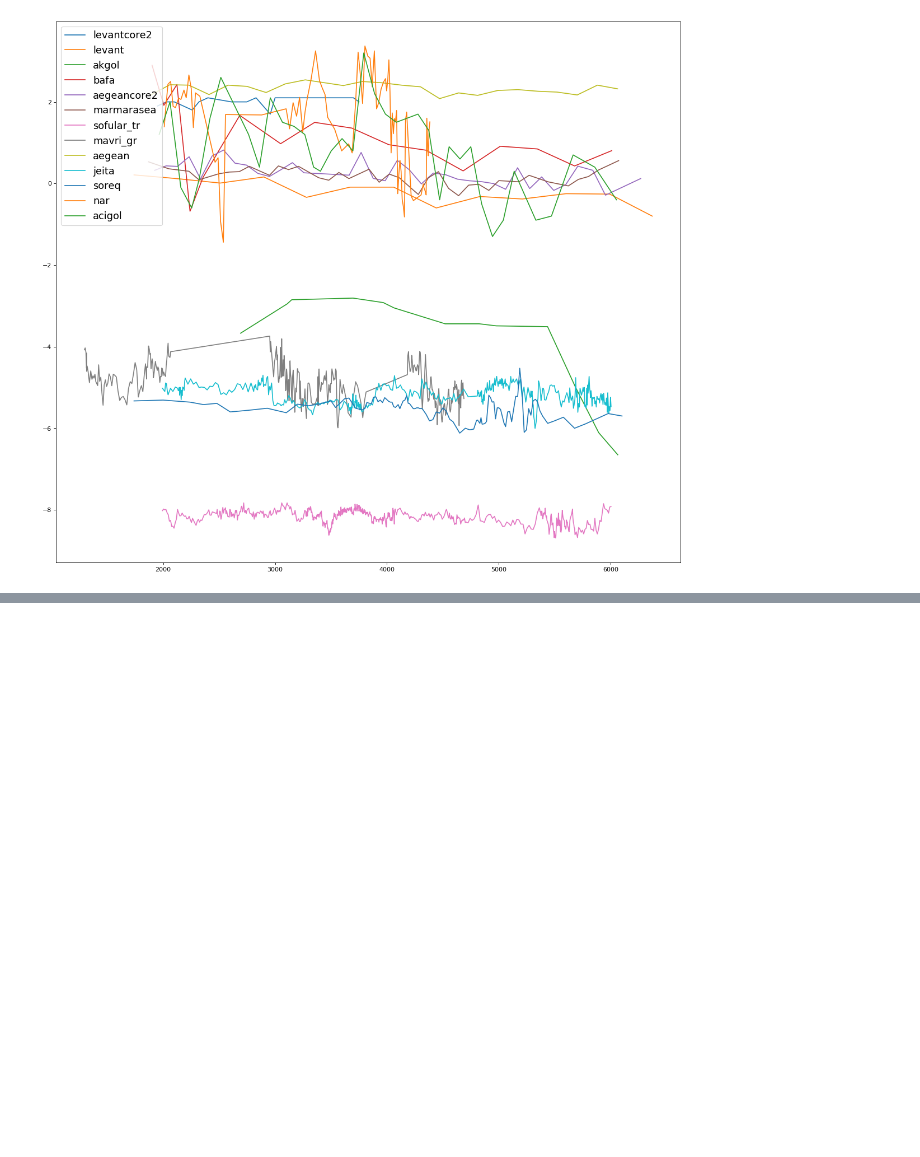
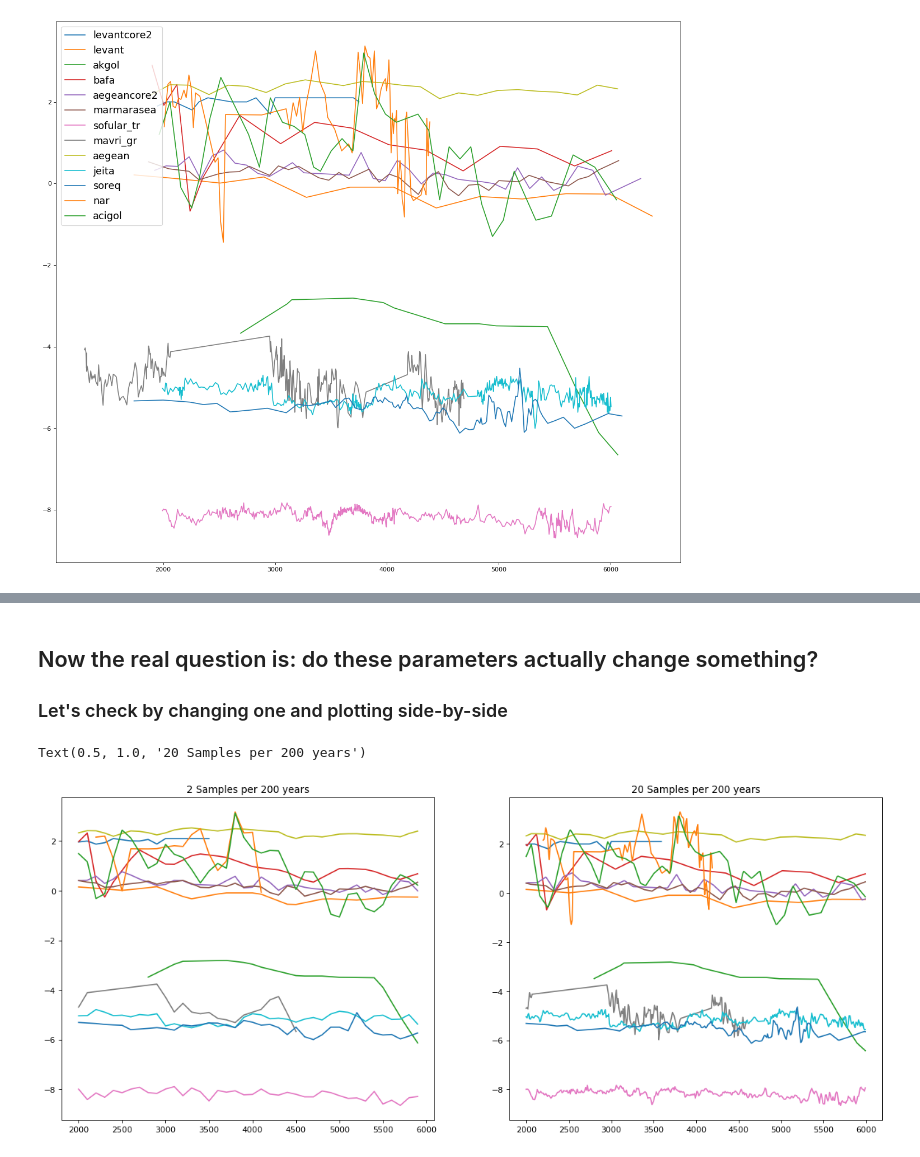
Before and after one commit to freerafiki/kalou91.github.io, a Jupyter notebook: climate/AnalyzeData.ipynb, the cells around one changed output, grey strips where cells are left out. Saved outputs shown, nothing was run; the diff lists cells and outputs as text; code cells hidden in the pictures; blank space fills up the shorter version.

```diff
--- a/climate/AnalyzeData.ipynb
+++ b/climate/AnalyzeData.ipynb
@@ -218,0 +268,38 @@ plt.legend(fontsize=16)
+# %% [markdown]
+<h2>Now the real question is: do these parameters actually change something?</h2>
+<h3>Let's check by changing one and plotting side-by-side</h3>
+# %%
+def subplot_big_data(big_data, name_for_plotting, subplot_pos):
+    plt.subplot(subplot_pos[0], subplot_pos[1], subplot_pos[2])
+    for j in range(len(big_data)):
+        plt.plot(big_data[j][:,0], big_data[j][:,1], label=name_for_plotting[j])
+    #plt.legend(fontsize=16)
+# %%
+plt.figure(figsize=(18, 16), dpi= 80)
+#LEFT SIDE
+years_interval = 200 # each 200 years
+number_of_samples_per_interval = 2 # ten values each 200 years
+which_interp = 'linear' # linear interpolation
+time_interval = [2000, 6000] # time span
+interpolated_data = resample_data(big_data,
+                                  years_interval,
+                                  number_of_samples_per_interval,
+                                  time_interval,
+                                  which_interp)
+subplot_big_data(interpolated_data, name_for_plotting, (2,2,1))
+plt.title('2 Samples per 200 years')
+#RIGHT SIDE
+years_interval = 200 # each 200 years
+number_of_samples_per_interval = 20 # ten values each 200 years
+which_interp = 'linear' # linear interpolation
+time_interval = [2000, 6000] # time span
+interpolated_data = resample_data(big_data,
+                                  years_interval,
+                                  number_of_samples_per_interval,
+                                  time_interval,
+                                  which_interp)
+subplot_big_data(interpolated_data, name_for_plotting, (2,2,2))
+plt.title('20 Samples per 200 years')
+# %% [output]
+Text(0.5, 1.0, '20 Samples per 200 years')
+[figure, added]
```
Also changed, not shown: parts of 19 cells of this notebook, 1 other file.
